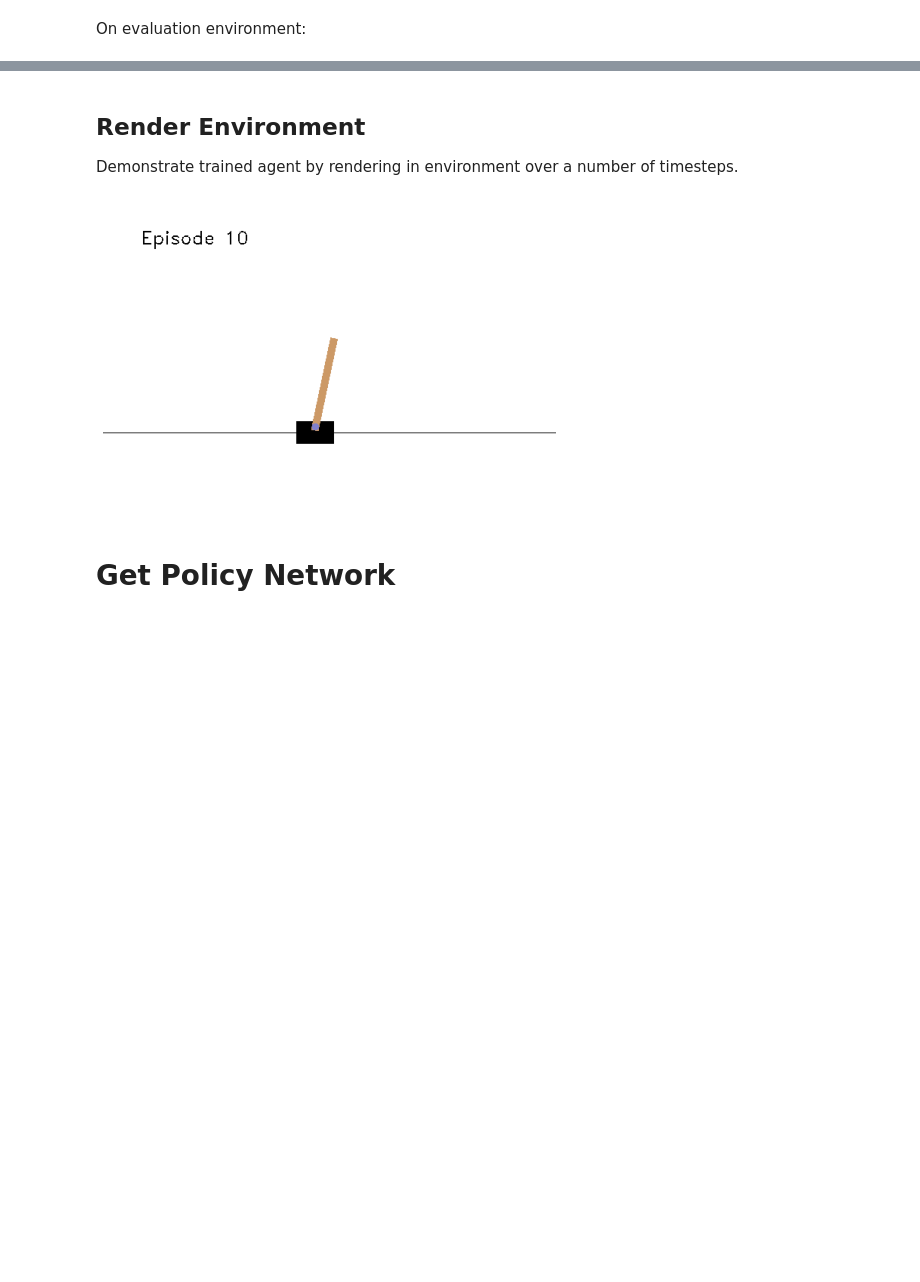
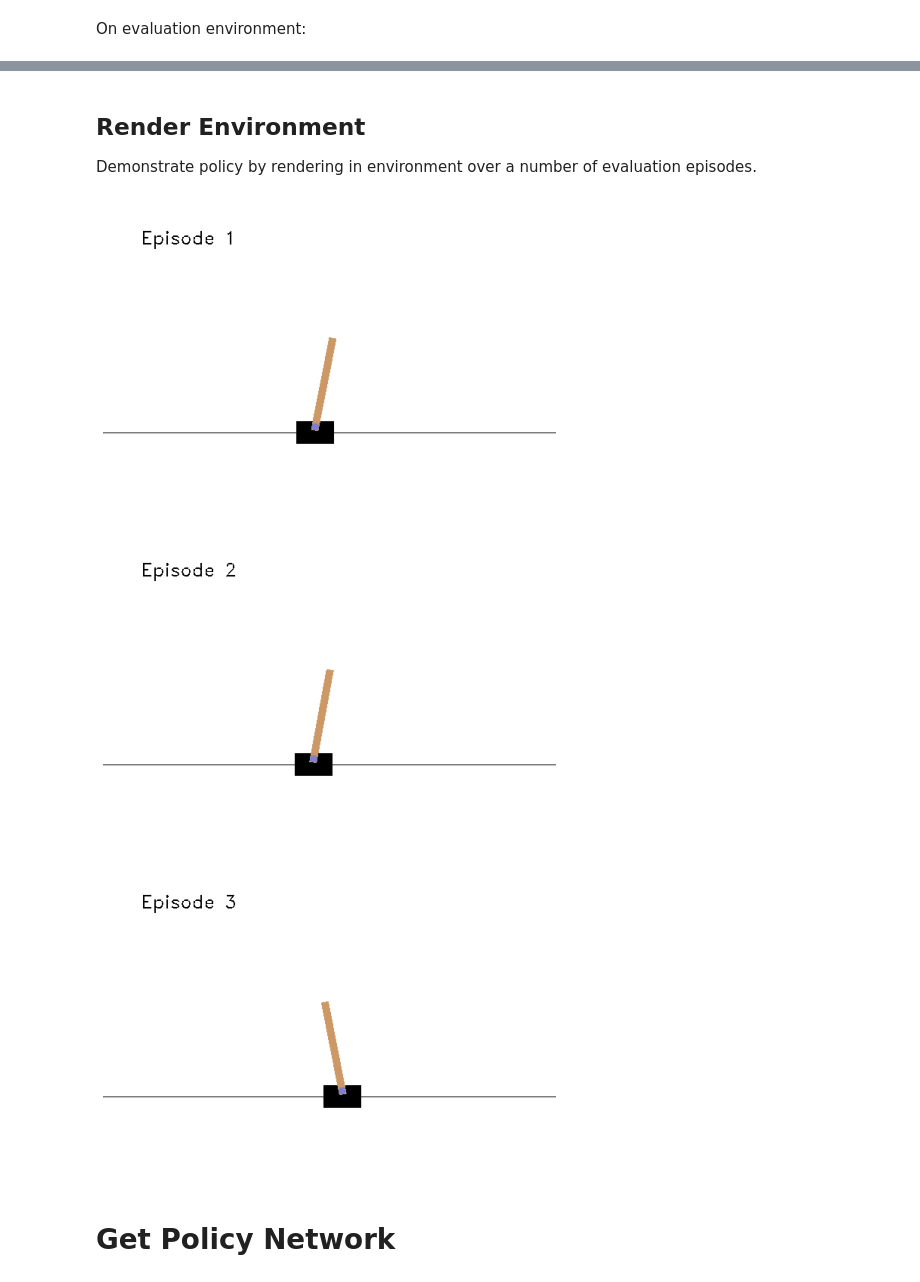
Before and after one commit to julia-lina-tan/rl-policy-fusion, a Jupyter notebook: rl_policy_fusion.ipynb, the cells around one changed output, grey strips where cells are left out. Saved outputs shown, nothing was run; the diff lists cells and outputs as text; code cells hidden in the pictures; blank space fills up the shorter version.

```diff
--- a/rl_policy_fusion.ipynb
+++ b/rl_policy_fusion.ipynb
@@ -124,8 +156,9 @@ This MLP has 2 layers of 64.
 # %%
 os.makedirs('../content/agent1', exist_ok=True)
 
-env = gym.make('CartPole-v1')
-env.force_mag = 2.0
+env = Monitor(CartPoleEnv())
+config_env(env, length=5.0)
+
 model = PPO('MlpPolicy', env, verbose=1, seed=1)
 # %% [output]
 Using cpu device
@@ -165,7 +194,7 @@ mean reward=8.80 +/- 0.75
 # Train the agent and save it
 # %%
 # Train the agent
-model.learn(total_timesteps=1e5)
+model.learn(total_timesteps=1e4)
 
 # Save the agent
 model.save('../content/agent1/model')
@@ -216,7 +245,7 @@ mean reward=500.00 +/- 0.00
 # %% [markdown]
 ## Render Environment
 
-Demonstrate trained agent by rendering in environment over a number of timesteps.
+Demonstrate policy by rendering in environment over a number of evaluation episodes.
 # %%
 import cv2
 from google.colab.patches import cv2_imshow
@@ -237,24 +266,26 @@ def save_frames_as_gif(frames, path='../content', filename='gym_animation.gif'):
     anim.save(path + filename, writer='imagemagick', fps=60)
 
 def render_agent_in_env(agent, env, n_eval_episodes=5, path='../content', filename='gym_animation'):
-    frames = []
     for i in range(n_eval_episodes):
+      frames = []
       obs = env.reset()
-      for t in range(1000):
+      for t in range(500):
 
           #Render to frames buffer
           frame = np.array(env.render('rgb_array'))
           cv2.putText(frame, text=f'Episode {i+1}', org=(50,50), fontFace=cv2.FONT_HERSHEY_DUPLEX, fontScale=0.8, color=(0,0,0))
           frames.append(frame)
           action, _states = model.predict(obs)
-          _, _, done, _ = env.step(action)
+          obs, rewards, done, info = env.step(action)
           if done:
             break
-    save_frames_as_gif(frames, path=path, filename=f'{filename}.gif')
+      save_frames_as_gif(frames, path=path, filename=f'{filename}-ep{i+1}.gif')
 # %%
-render_agent_in_env(model, eval_env, n_eval_episodes=10, path='../content/agent1/', filename='agent')
+render_agent_in_env(model, env, n_eval_episodes=3, path='../content/agent1/', filename='trained-agent')
 # %% [output]
-[figure, old version]
+[figure, new version]
+[figure, added]
+[figure, added]
 # %% [markdown]
 # Get Policy Network
 # %%
```
Also changed, not shown: parts of 26 cells of this notebook.
